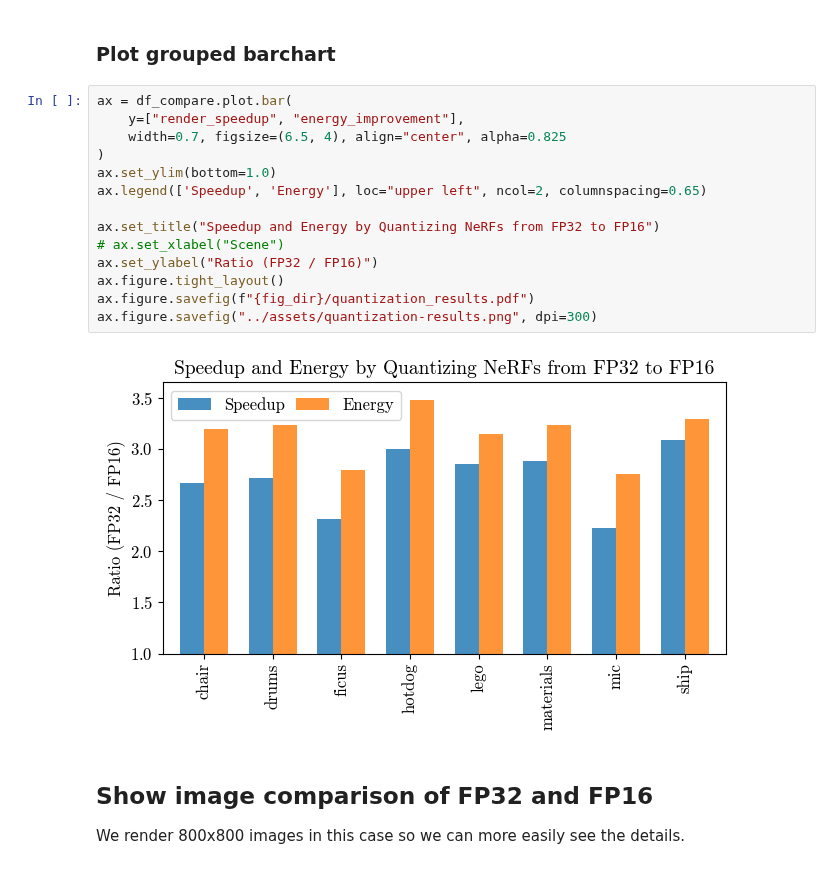
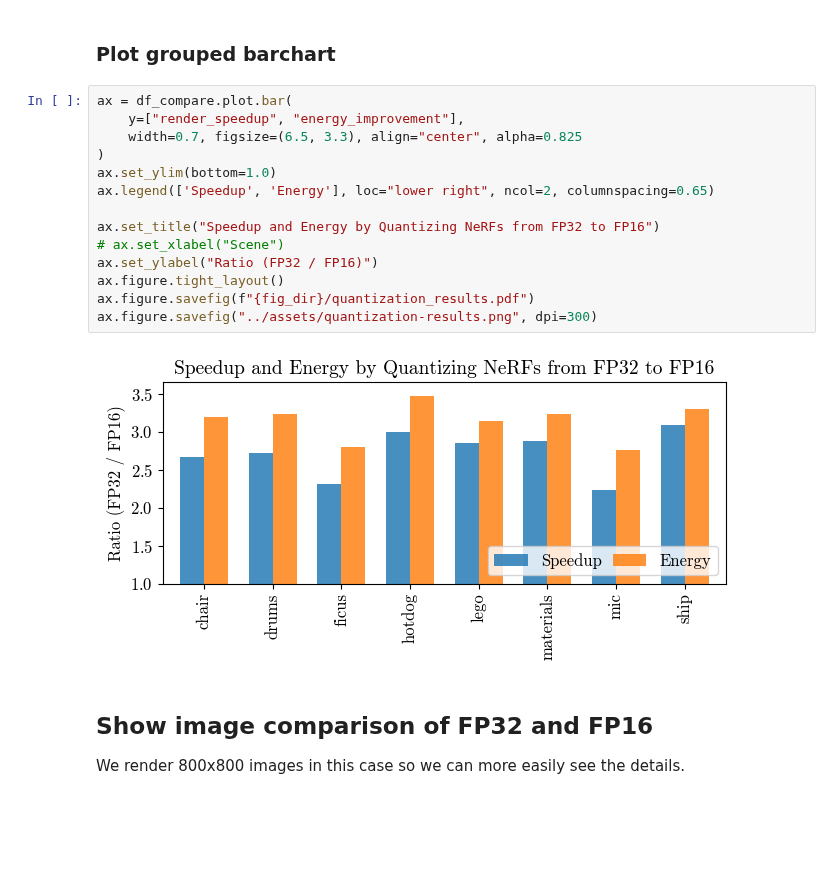
Before and after one commit to williamshen-nz/accelerating-nerfs, a Jupyter notebook: notebooks/Analyze Quantization.ipynb, the cells around one changed output. Drawn from its saved outputs; the diff is of its cells as text; blank space fills up the shorter version.

```diff
--- a/notebooks/Analyze Quantization.ipynb
+++ b/notebooks/Analyze Quantization.ipynb
@@ -128,19 +128,19 @@ Mean Energy Improvement: 3.141965769096344
 # %%
 ax = df_compare.plot.bar(
     y=["render_speedup", "energy_improvement"],
-    width=0.7, figsize=(6.5, 4), align="center", alpha=0.825
+    width=0.7, figsize=(6.5, 3.3), align="center", alpha=0.825
 )
 ax.set_ylim(bottom=1.0)
-ax.legend(['Speedup', 'Energy'], loc="upper left", ncol=2, columnspacing=0.65)
+ax.legend(['Speedup', 'Energy'], loc="lower right", ncol=2, columnspacing=0.65)
 
 ax.set_title("Speedup and Energy by Quantizing NeRFs from FP32 to FP16")
 # ax.set_xlabel("Scene")
 ax.set_ylabel("Ratio (FP32 / FP16)")
 ax.figure.tight_layout()
 ax.figure.savefig(f"{fig_dir}/quantization_results.pdf")
 ax.figure.savefig("../assets/quantization-results.png", dpi=300)
 # %% [output]
-[figure, old version]
+[figure, new version]
 # %% [markdown]
 ## Show image comparison of FP32 and FP16
 We render 800x800 images in this case so we can more easily see the details.
```
Also changed, not shown: 2 other files.
